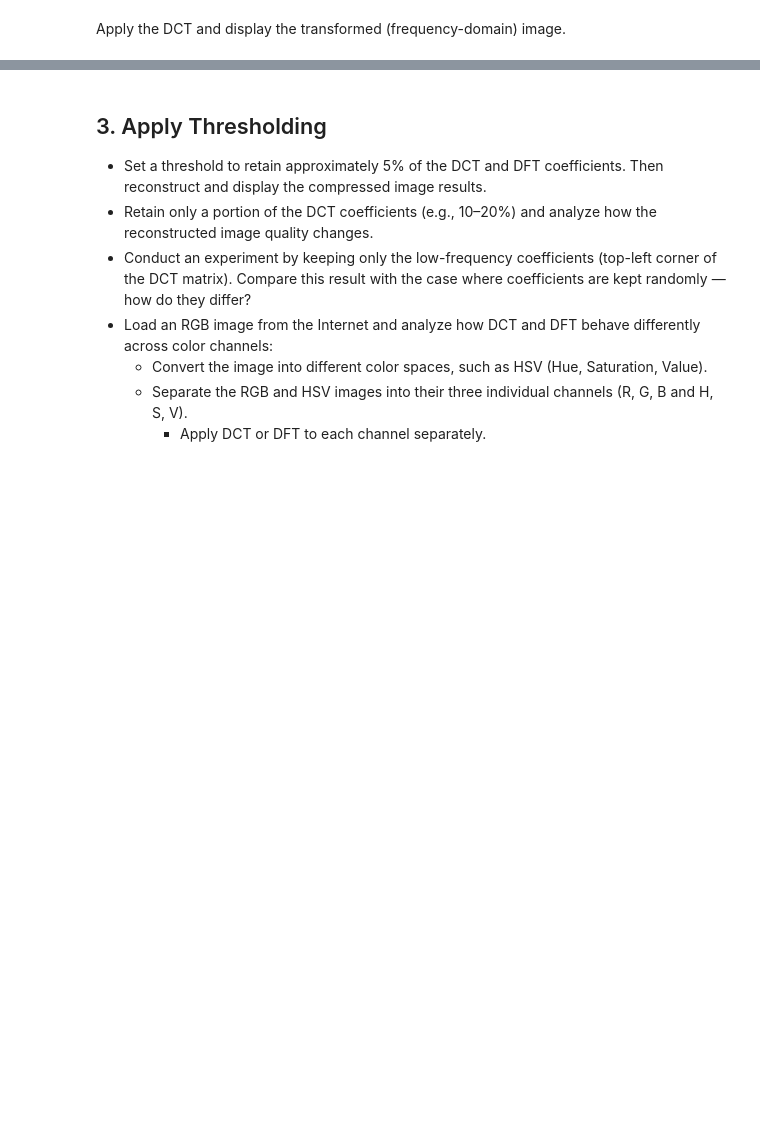
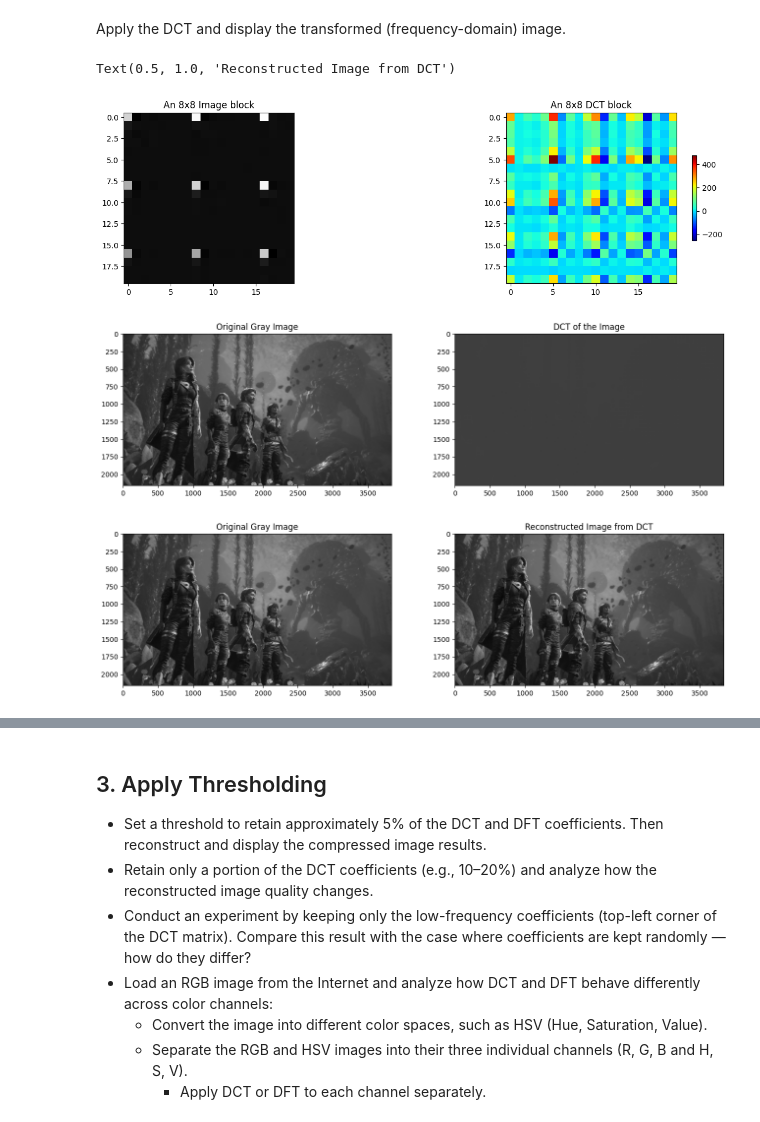
Before and after one commit to tano-dev/Image-Processing-and-Analysis_MTH10317, a Jupyter notebook: Week 6/23110163_NguyenVanPhucHuy_LAB05.ipynb, the cells around one changed output, grey strips where cells are left out. Cells and saved outputs as stored; diff of their text form; code cells hidden in the pictures; blank space fills up the shorter version.

```diff
--- a/Week 6/23110163_NguyenVanPhucHuy_LAB05.ipynb
+++ b/Week 6/23110163_NguyenVanPhucHuy_LAB05.ipynb
@@ -80,7 +80,7 @@ def Image3Dto2D(image):
     # Check if the image has at least 3 dimensions (color image)
     if len(image.shape) >= 3:
         # Convert the 3D color image to grayscale using OpenCV's cvtColor function
-        image_2D = cv.cvtColor(image, cv.COLOR_RGB2GRAY)
+        image_2D = cv2.cvtColor(image, cv2.COLOR_RGB2GRAY)
     else:
         # If the image is already 2D (grayscale), create a copy of it
         image_2D = image.copy()
@@ -295,2 +298,58 @@ plt.imshow(newImg_Gray, cmap='gray')
 # %% [markdown]
 Apply the DCT and display the transformed (frequency-domain) image.
+# %%
+# Apply the DCT and display the transformed (frequency-domain) image.
+def apply_DCT_scipy(image, n = 8, pos = 128, offset=20):
+    gray_image = Image3Dto2D(newImg_RGB)
+    imsize = image.shape
+    dct = np.zeros(imsize)
+    for i in np.r_[:imsize[0]:n]:
+        for j in np.r_[:imsize[1]:n]:
+            dct[i:(i+n),j:(j+n)] = dct2(gray_image[i:(i+n),j:(j+n)])
+
+    image_block = dct[pos:pos+offset,pos:pos+offset] # +20 vì
+    dct_block = dct2(image_block)
+    return dct , image_block, dct_block
+
+dct, SampleBlock, SampleDCT = apply_DCT(newImg_Gray, n=8, pos=128, offset=20)
+plt.figure(figsize=(16,4))
+plt.subplot(1,2,1)
+plt.imshow(SampleBlock,cmap='gray')
+plt.title( "An 8x8 Image block")
+
+# Display the dct of that block
+plt.subplot(1,2,2)
+plt.imshow(SampleDCT,cmap=cm.jet,interpolation='nearest')
+plt.colorbar(shrink=0.5)
+plt.title( "An 8x8 DCT block")
+
+# show images
+plt.figure(figsize=(16,4))
+plt.subplot(1,2,1)
+plt.imshow(newImg_Gray, plt.cm.gray)
+plt.title('Original Gray Image')
+plt.subplot(1,2,2)
+plt.imshow(dct, plt.cm.gray)
+plt.title('DCT of the Image')
+# Inverse DCT
+def apply_IDCT(dct, n = 8):
+    imsize = dct.shape
+    idct = np.zeros(imsize)
+    for i in np.r_[:imsize[0]:n]:
+        for j in np.r_[:imsize[1]:n]:
+            idct[i:(i+n),j:(j+n)] = idct2(dct[i:(i+n),j:(j+n)])
+    return idct
+idct = apply_IDCT(dct, n=8)
+# show images
+plt.figure(figsize=(16,4))
+plt.subplot(1,2,1)
+plt.imshow(newImg_Gray, plt.cm.gray)
+plt.title('Original Gray Image')
+plt.subplot(1,2,2)
+plt.imshow(idct, plt.cm.gray)
+plt.title('Reconstructed Image from DCT')
+# %% [output]
+Text(0.5, 1.0, 'Reconstructed Image from DCT')
+[figure, added]
+[figure, added]
+[figure, added]
```
Also changed, not shown: parts of 5 cells of this notebook, 1 other file.
